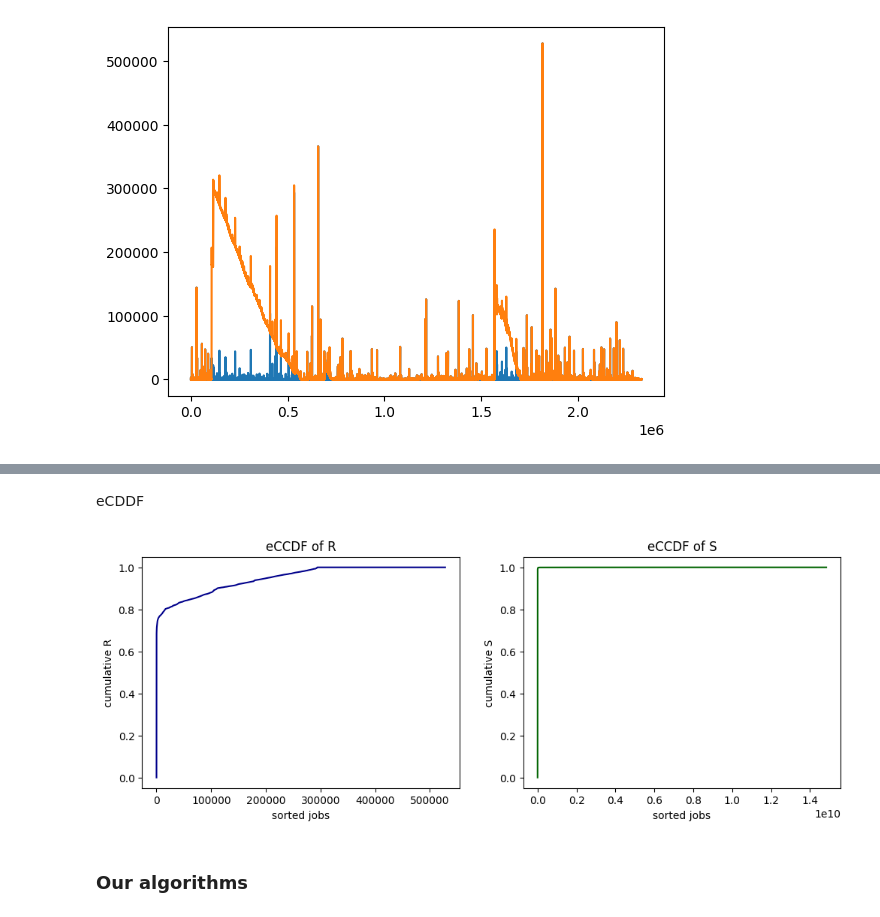
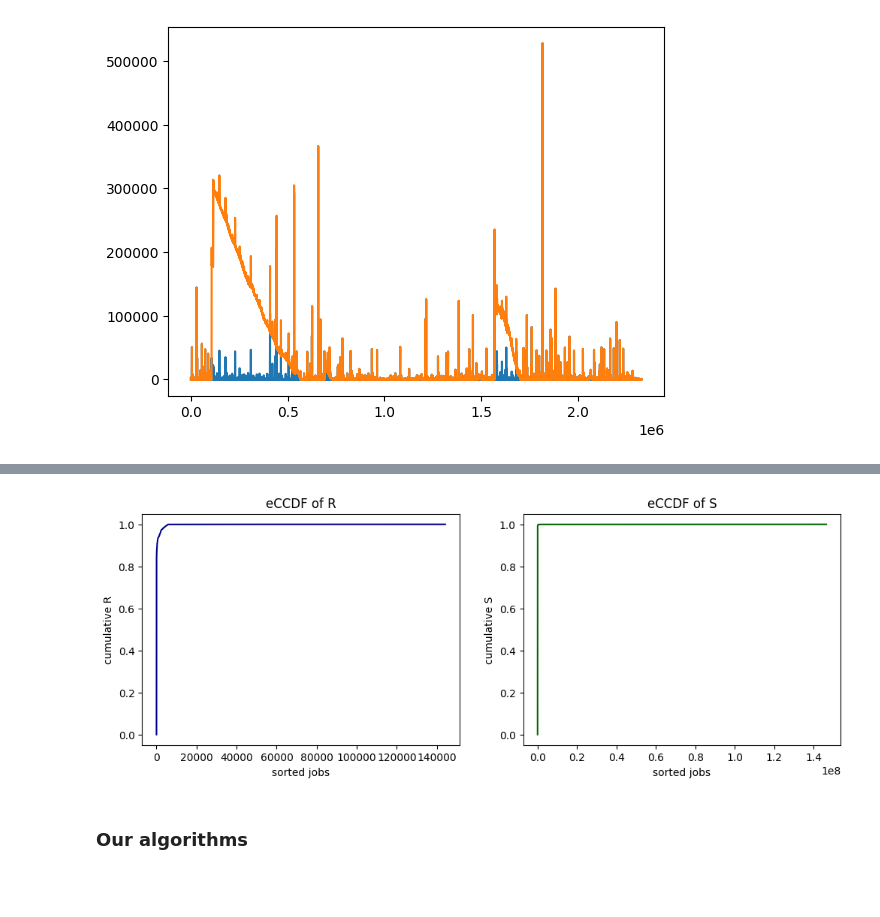
Before and after one commit to Matteo-Candi/Data_Center, a Jupyter notebook: Hw_2/main.ipynb, the cells around one changed output, grey strips where cells are left out. Drawn from its saved outputs; the diff is of its cells as text; code cells hidden in the pictures; blank space fills up the shorter version.

```diff
--- a/Hw_2/main.ipynb
+++ b/Hw_2/main.ipynb
@@ -351,27 +295,25 @@ Average values
-# %% [markdown]
-eCDDF
 # %%
 cols = ['darkblue', 'darkgreen']
 
 fig, ax = plt.subplots(1, 2, figsize=(12, 4))
 
-sorted_data = np.sort(stats_df.R)
+sorted_data = np.sort(stats_df_bl.R)
 ccdf = np.arange(1, len(sorted_data) + 1) / len(sorted_data)
 ax[0].plot(sorted_data, ccdf, color = cols[0])
 ax[0].set_title('eCCDF of R')
 ax[0].set_ylabel('cumulative R')
 ax[0].set_xlabel('sorted jobs')
 
-sorted_data = np.sort(stats_df.S)
+sorted_data = np.sort(stats_df_bl.S)
 ccdf = np.arange(1, len(sorted_data) + 1) / len(sorted_data)
 ax[1].plot(sorted_data, ccdf, color = cols[1])
 ax[1].set_title('eCCDF of S')
 ax[1].set_ylabel('cumulative S')
 ax[1].set_xlabel('sorted jobs')
 
 plt.show()
 # %% [output]
-[figure, old version]
+[figure, new version]
 # %% [markdown]
 ### Our algorithms
 # %% [markdown]
```
Also changed, not shown: parts of 20 cells of this notebook.
